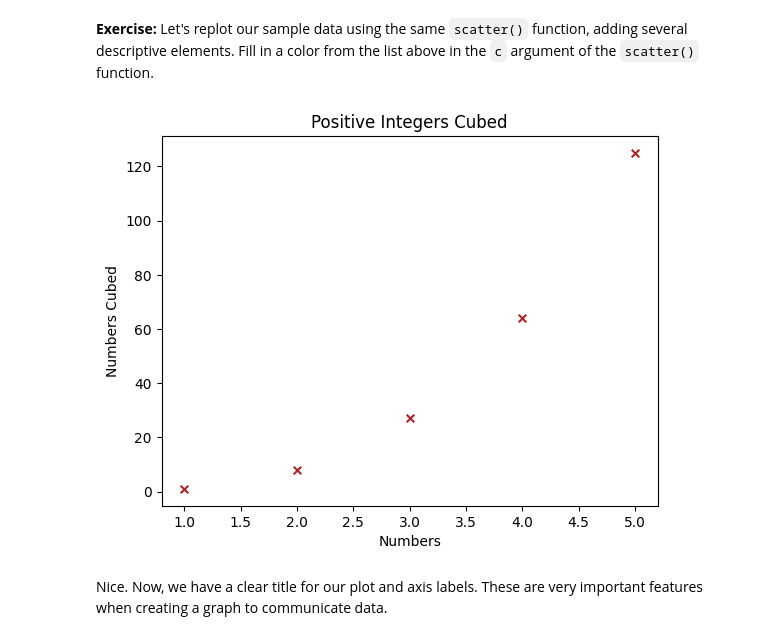
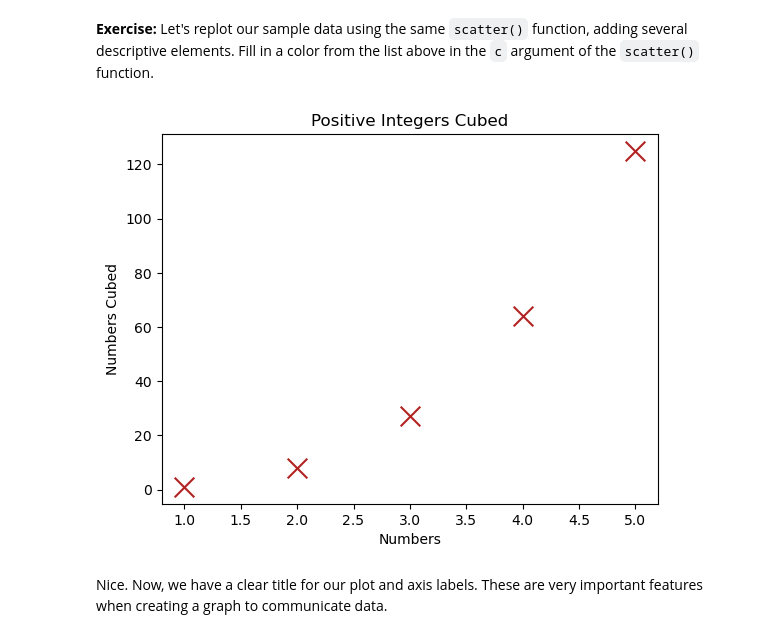
Before and after one commit to pyiu-workshops/pyiu, a Jupyter notebook: crash-course/artemis-ii/artemis_ii.ipynb, the cells around one changed output. Saved outputs shown, nothing was run; the diff lists cells and outputs as text; code cells hidden in the pictures.

```diff
--- a/crash-course/artemis-ii/artemis_ii.ipynb
+++ b/crash-course/artemis-ii/artemis_ii.ipynb
@@ -445,23 +516,23 @@ Great! Now we have a simple plot that traces the $y=x^3$ function we would expec
 **Exercise:** Let's replot our sample data using the same `scatter()` function, adding several descriptive elements. Fill in a color from the list above in the `c` argument of the `scatter()` function.
 # %%
 # Add your code here:
-plt.scatter(x, y, s=30, c='firebrick', marker="x") #### Remove 'firebrick'
+plt.scatter(x, y, s=200, c='firebrick', marker="x") #### Remove 'firebrick'
 # Here, the "s" argument sets the size of the data points,
 # the "c" argument sets the color of the points, and the "marker" argument sets the shape of the points.
 # See the Matplotlib documentation for more options regarding customization, including color and marker options.
 
 # We add plot title and axis label commands under the plt.scatter() function and before plt.show().
 
 # Axis labels
 plt.xlabel("Numbers") # Notice we use strings as our input.
 plt.ylabel("Numbers Cubed")
 
 # Plot title
 plt.title("Positive Integers Cubed") # Notice we use strings as our input.
 
 plt.show()
 # %% [output]
-[figure, old version]
+[figure, new version]
 # %% [markdown]
 Nice. Now, we have a clear title for our plot and axis labels. These are very important features when creating a graph to communicate data.
 # %% [markdown]
```
Also changed, not shown: parts of 15 cells of this notebook.
